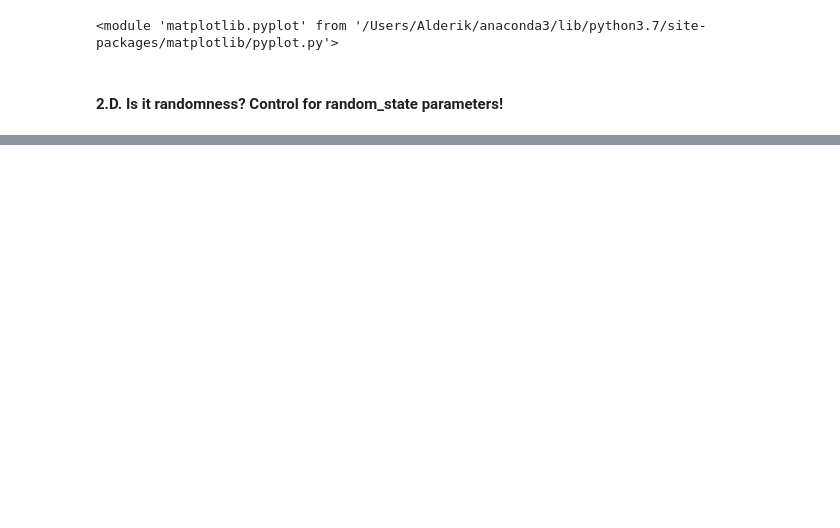
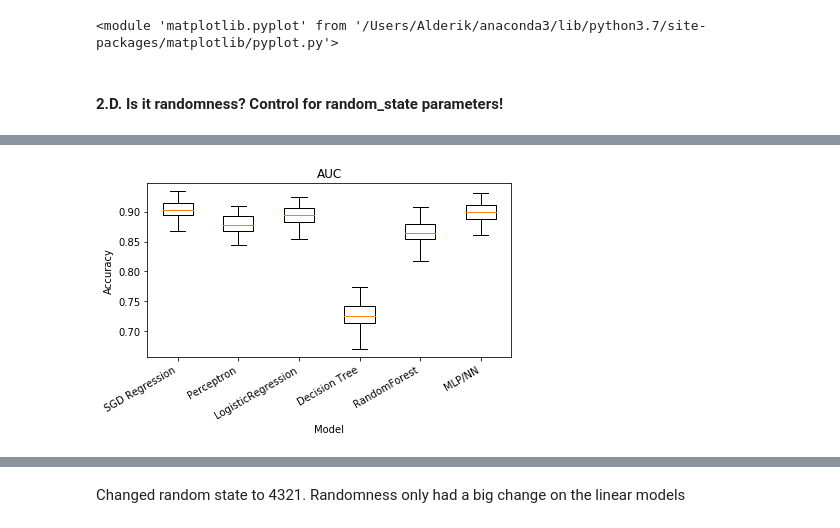
Before and after one commit to Avanderheyde/cs451-practicals, a Jupyter notebook: p05-join.ipynb, the cells around one changed output, grey strips where cells are left out. Drawn from its saved outputs; the diff is of its cells as text; code cells hidden in the pictures; blank space fills up the shorter version.

```diff
--- a/p05-join.ipynb
+++ b/p05-join.ipynb
@@ -75,12 +75,12 @@ joined_data: Dict[str, JoinedWikiData] = {}
 # %% [markdown]
 ### 1. create a list of JoinedWikiData from the ``pages`` and ``labels`` lists.
 # %%
-# for p in pages:
-#     joined_data[p.wiki_id] = JoinedWikiData(
-#         p.wiki_id, is_literary=False, title=p.title, body=p.body
-#     )
-# for l in labels:
-#     joined_data[l.wiki_id].is_literary = l.is_literary
+for p in pages:
+    joined_data[p.wiki_id] = JoinedWikiData(
+        p.wiki_id, is_literary=False, title=p.title, body=p.body
+    )
+for l in labels:
+    joined_data[l.wiki_id].is_literary = l.is_literary
 # %%
 ############### Problem 1 ends here ###############
 
@@ -254,0 +358,16 @@ simple_boxplot(
+# %%
+simple_boxplot(
+    {
+        "SGD Regression": bootstrap_auc(fit_models[0], X_vali, y_vali),
+        "Perceptron": bootstrap_auc(fit_models[1], X_vali, y_vali),
+        "LogisticRegression": bootstrap_auc(fit_models[2], X_vali, y_vali),
+        "Decision Tree": bootstrap_auc(fit_models[3], X_vali, y_vali),
+        "RandomForest": bootstrap_auc(fit_models[4], X_vali, y_vali),
+        "MLP/NN": bootstrap_auc(fit_models[5], X_vali, y_vali),
+    },
+    title="AUC",
+    xlabel="Model",
+    ylabel="Accuracy",
+)
+# %% [output]
+[figure, added]
@@ -254,0 +375,2 @@ simple_boxplot(
+# %% [markdown]
+Changed random state to 4321. Randomness only had a big change on the linear models
```
Also changed, not shown: parts of 6 cells of this notebook, 2 other files.
